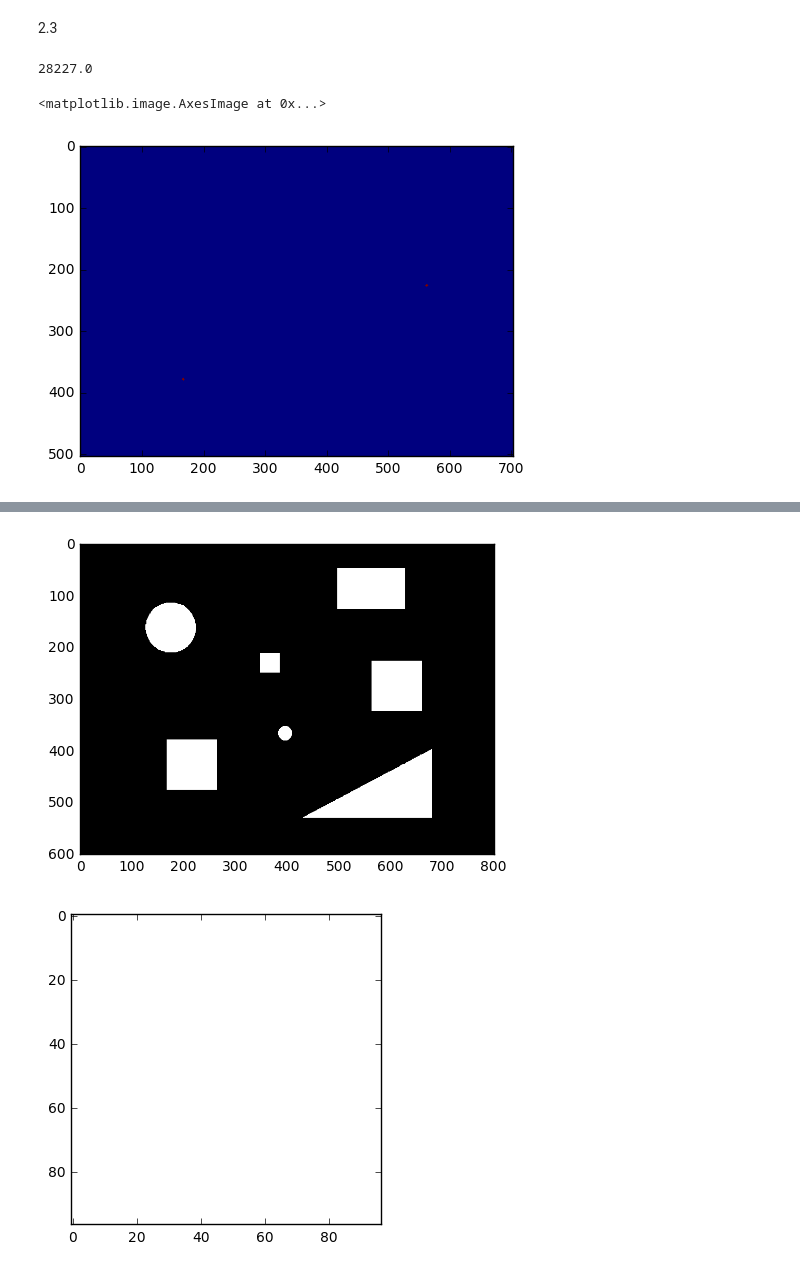
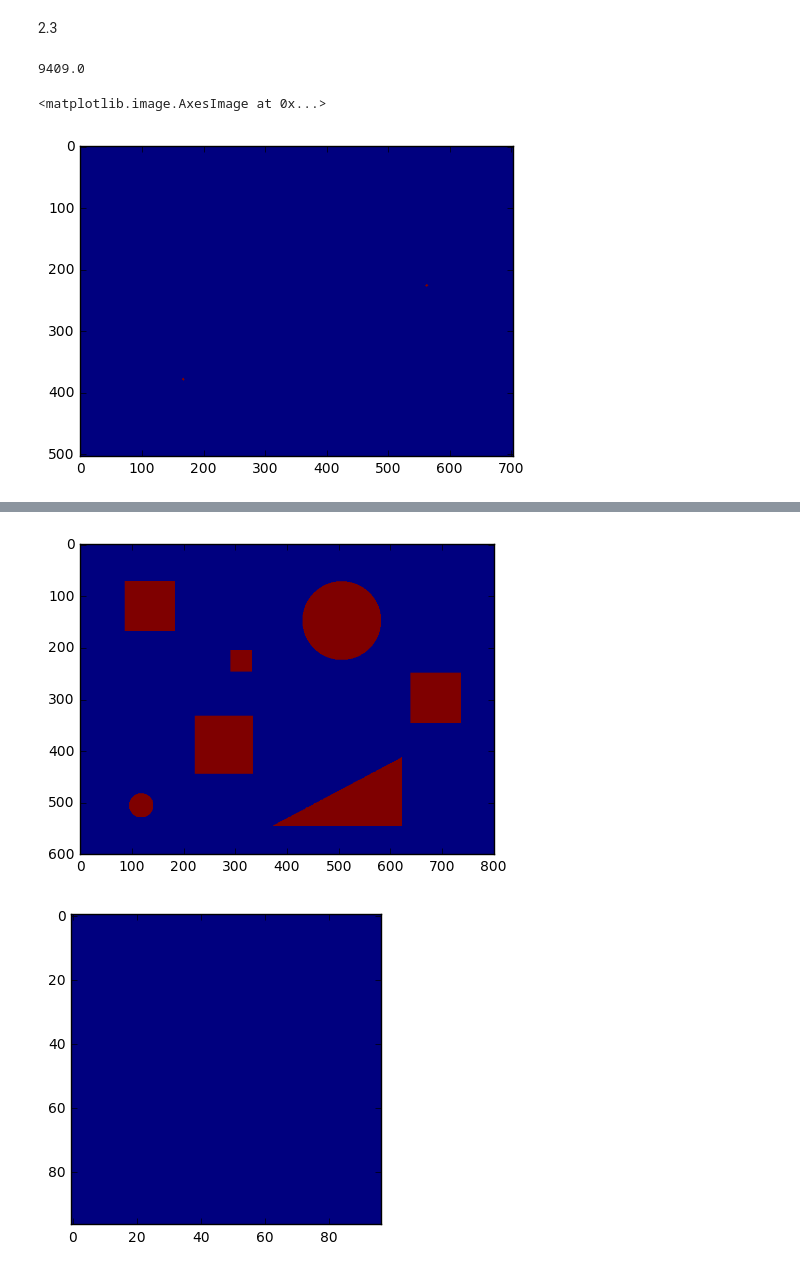
Before and after one commit to kanoria/cv-technion, a Jupyter notebook: Section2.ipynb, the cells around one changed output, grey strips where cells are left out. Cells and saved outputs as stored; diff of their text form; code cells hidden in the pictures.

```diff
--- a/Section2.ipynb
+++ b/Section2.ipynb
@@ -12,8 +13,8 @@ from IPython.display import Image
 # %% [markdown]
 2.1
 # %%
-img1 = cv2.imread('image1.tif')
-pat1 = cv2.imread('pattern1.tif')
+img1 = cv2.imread('image1.tif', 0)
+pat1 = cv2.imread('pattern1.tif', 0)
 
 img1_view = img1 * 255
 pat1_view = pat1 * 255
@@ -39,10 +57,10 @@ plt.show()
 2.3
 # %%
 print np.amax(res1)
-ret,thresh1 = cv2.threshold(res1,27600.0,28227.0,cv2.THRESH_BINARY)
+ret,thresh1 = cv2.threshold(res1,9200.0,9409.0,cv2.THRESH_BINARY)
 plt.imshow(thresh1)
 # %% [output]
-28227.0
+9409.0
 <matplotlib.image.AxesImage at 0x...>
 [figure]
 # %% [markdown]
@@ -54,14 +74,12 @@ plt.imshow(thresh1)
 **bold**
 # %%
-img2 = cv2.imread('image2.tif')
-pat2 = cv2.imread('pattern2.tif')
+img2 = cv2.imread('image2.tif' , 0)
+img2_view = img2 * 255
 
-img2_view = img1 * 255
-pat2_view = pat1 * 255
 plt.imshow(img2_view)
 plt.show()
-plt.imshow(pat2_view)
+plt.imshow(pat1_view)
 plt.show()
 # %% [output]
-[figure, old version]
+[figure, new version]
-[figure, old version]
+[figure, new version]
```
Also changed, not shown: parts of 27 cells of this notebook.
